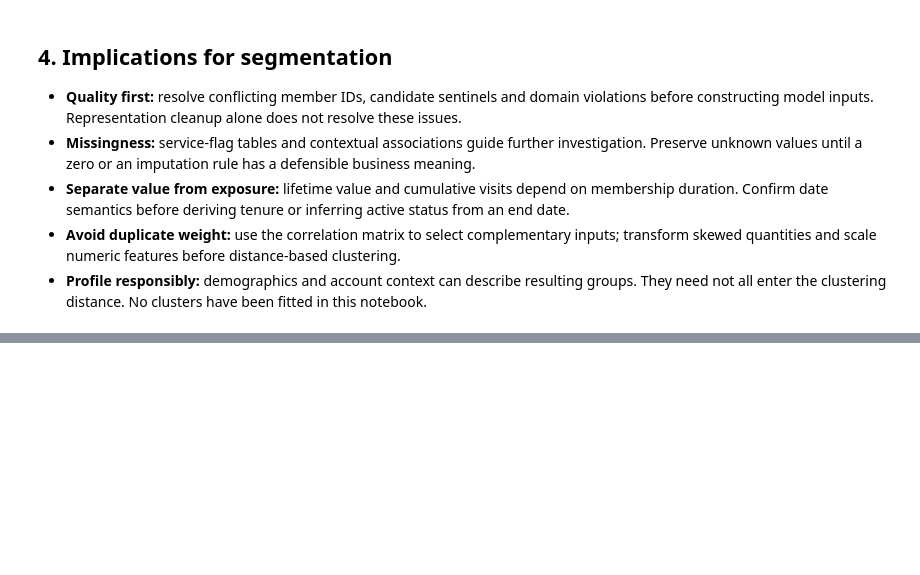
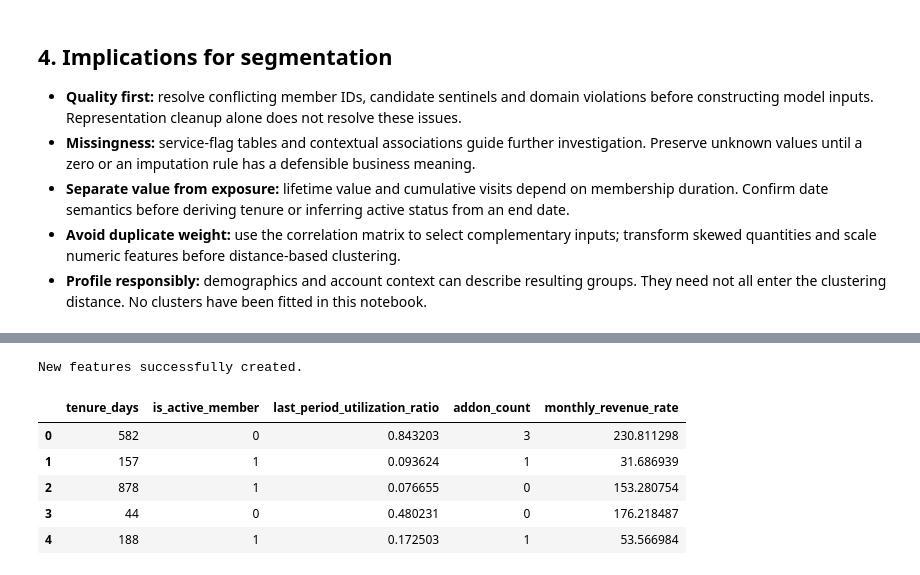
Before and after one commit to arfarfq/data_mining, a Jupyter notebook: notebooks/EDA.ipynb, the cells around one changed output, grey strips where cells are left out. Saved outputs shown, nothing was run; the diff lists cells and outputs as text; code cells hidden in the pictures; blank space fills up the shorter version.

```diff
--- a/notebooks/EDA.ipynb
+++ b/notebooks/EDA.ipynb
@@ -577,0 +580,36 @@ Descriptive Statistics and Visual Exploration
+# %%
+# Calculate reference date for active members (max badge swipe + 1 day)
+ref_date = df_clean['last_badge_swipe'].max() + pd.Timedelta(days=1)
+
+# 5.1 Tenure & Loyalty
+# Calculate end date for active members using the reference date
+df_clean['calc_end_date'] = df_clean['membership_end'].replace(pd.to_datetime('1970-01-01'), ref_date)
+df_clean['tenure_days'] = (df_clean['calc_end_date'] - df_clean['membership_start']).dt.days
+df_clean['is_active_member'] = (df_clean['membership_end'] == pd.to_datetime('1970-01-01')).astype(int)
+df_clean['renewal_rate'] = df_clean['n_renewals'] / (df_clean['tenure_days'] / 365 + 0.001) # Avoid division by zero
+
+# 5.2 Usage Intensity & Plan Fit
+df_clean['last_period_utilization_ratio'] = df_clean['actual_visits_last_period'] / (df_clean['entitled_visits_last_period'] + 0.001)
+df_clean['visit_consistency_ratio'] = df_clean['actual_visits_last_period'] / (df_clean['avg_weekly_visits'] * 4 + 0.001) # Approx 4 weeks in a period
+
+# 5.3 Add-on Breadth & Intensity
+addon_cols = ['uses_meeting_rooms', 'uses_event_space', 'uses_guest_passes', 'uses_print',
+              'uses_mail_handling', 'uses_phone_booths', 'uses_day_passes', 'uses_storage', 'uses_bike_locker']
+# Sum the boolean flags (converting them to integers first)
+df_clean['addon_count'] = df_clean[addon_cols].astype(int).sum(axis=1)
+
+# 5.4 Normalized Value Metrics
+df_clean['value_per_visit'] = df_clean['lifetime_value'] / (df_clean['total_visits'] + 0.001)
+df_clean['monthly_revenue_rate'] = df_clean['lifetime_value'] / (df_clean['tenure_days'] / 30 + 0.001)
+df_clean['revenue_per_seat'] = df_clean['lifetime_value'] / (1 + df_clean['n_colleagues_on_account'])
+
+print("New features successfully created.")
+display(df_clean[['tenure_days', 'is_active_member', 'last_period_utilization_ratio', 'addon_count', 'monthly_revenue_rate']].head())
+# %% [output]
+New features successfully created.
+|  | tenure_days | is_active_member | last_period_utilization_ratio | addon_count | monthly_revenue_rate |
+| 0 | 582 | 0 | 0.843203 | 3 | 230.811298 |
+| 1 | 157 | 1 | 0.093624 | 1 | 31.686939 |
+| 2 | 878 | 1 | 0.076655 | 0 | 153.280754 |
+| 3 | 44 | 0 | 0.480231 | 0 | 176.218487 |
+| 4 | 188 | 1 | 0.172503 | 1 | 53.566984 |
```
Also changed, not shown: parts of 4 cells of this notebook, 1 other file.
